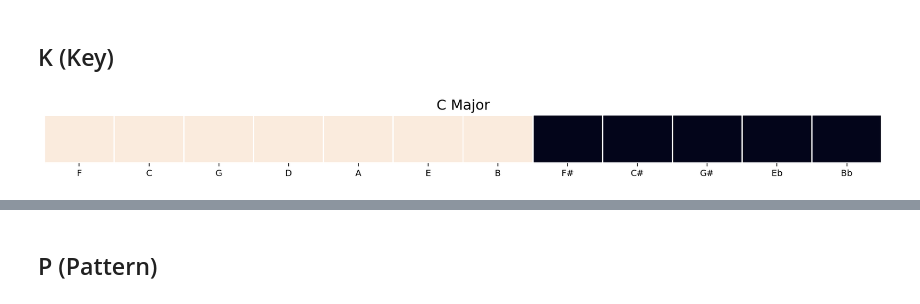
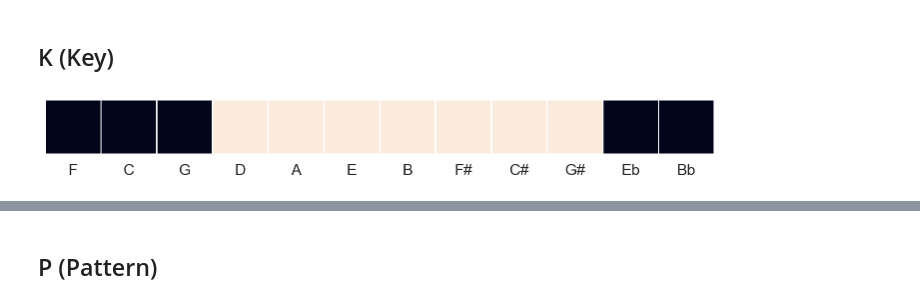
Before and after one commit to timsum/harmonypartition, a Jupyter notebook: jup/Chapter_5_KPDVE_nav.ipynb, the cells around one changed output, grey strips where cells are left out. Drawn from its saved outputs; the diff is of its cells as text; code cells hidden in the pictures.

```diff
--- a/jup/Chapter_5_KPDVE_nav.ipynb
+++ b/jup/Chapter_5_KPDVE_nav.ipynb
@@ -45,19 +43,22 @@ page_kpdve = np.array([k,p,d,v,e])
 ## K (Key)
 # %%
 # ==========================================================================================================
-k = 0
+k = 3
 
 # change this variable (between 0-11) to see how change the central key of the scale (then shift-enter)
 # ==========================================================================================================
 
 page_kpdve = np.array([k,0,1,4,6])
 page_chord = pt_keypattern.get_binary_KPDVE_chord(page_kpdve)
 k_description = pt_naming_conventions.circle_fifth_notes(k=k)[(k+1)%12]+ " Major"
 
-jpt_pt.multiple_notegroup_heatmap([page_chord], title=k_description)
-ipd.Audio(jpt_pt.notegroup_wavestep(page_chord), rate=4000)
+mode, disp = pt_musicutils.get_tonic_mode_disp_tuple(page_kpdve)
+notes = mode + disp
+
+jpt_pt.notegroup_heatmap(page_chord, title=k_description)
+ipd.Audio(jpt_pt.ordered_notegroup_wavestep(notes), rate=4000)
 # %% [output]
-[figure, old version]
+[figure, new version]
 [interactive output not drawn]
 # %% [markdown]
 ## P (Pattern)
```
Also changed, not shown: parts of 6 cells of this notebook, 11 other files.
